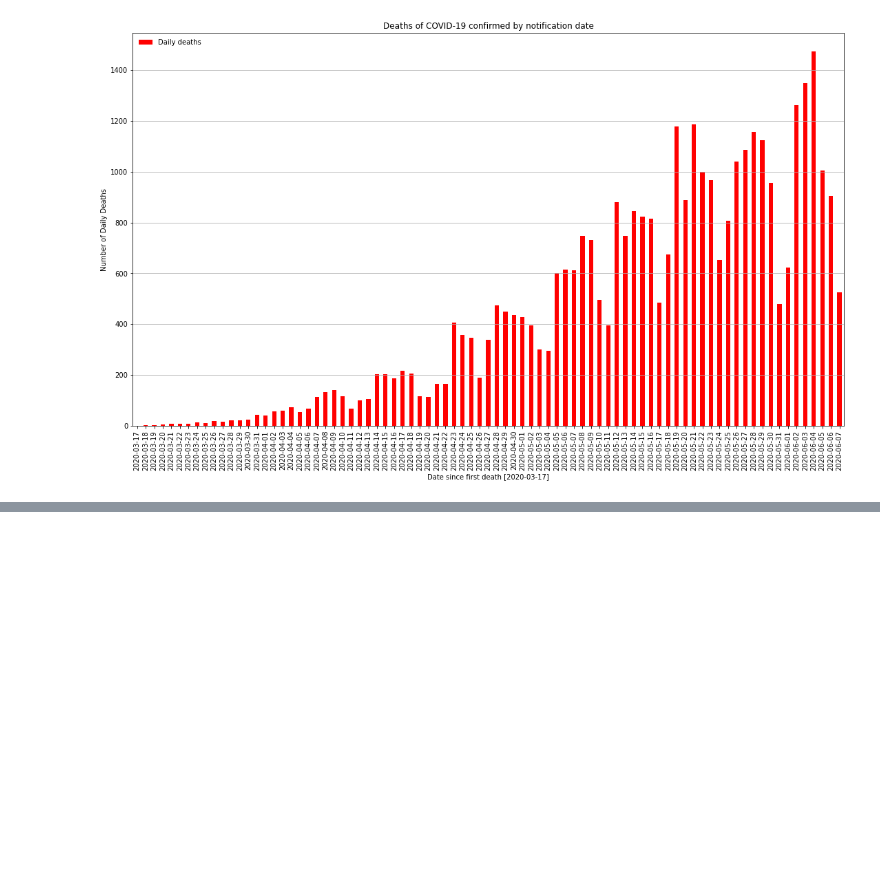
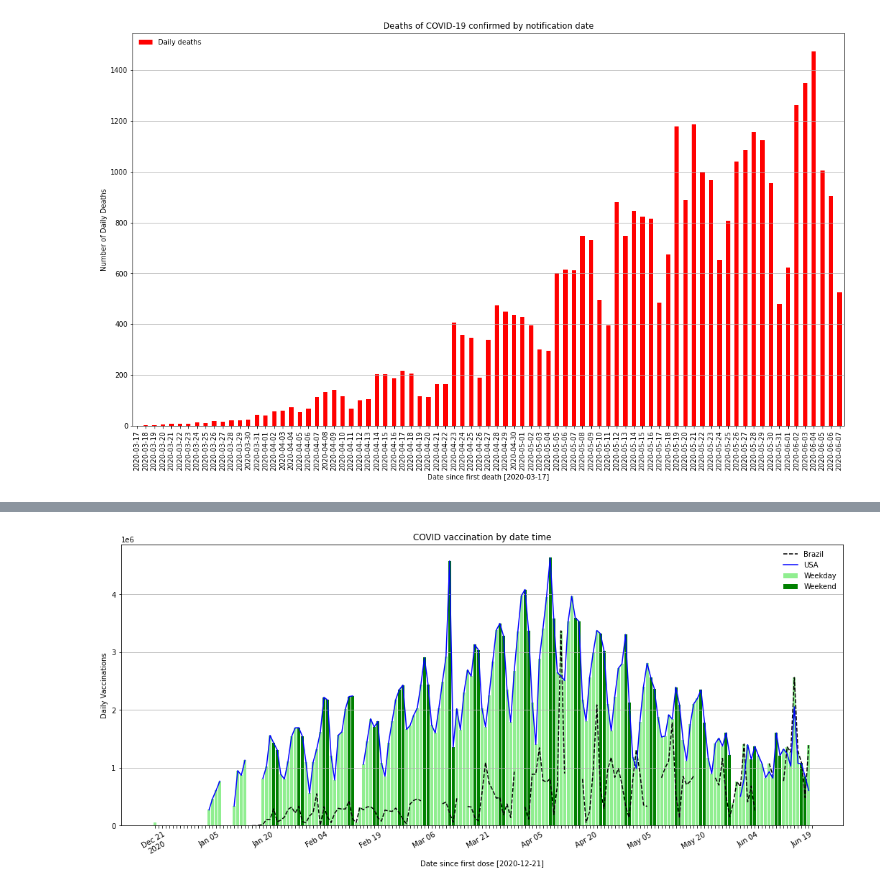
Before and after one commit to marcosmlr/docs_lstm_covid, a Jupyter notebook: DatasetsCOVID.ipynb, the cells around one changed output, grey strips where cells are left out. Saved outputs shown, nothing was run; the diff lists cells and outputs as text; code cells hidden in the pictures; blank space fills up the shorter version.

Commit message:
Included methods to access and download official Covid-19 vaccination data from Our World In Data (OWID)

```diff
--- a/DatasetsCOVID.ipynb
+++ b/DatasetsCOVID.ipynb
@@ -620,0 +664,3 @@ fig.set_size_inches(18.5, 10.5)
+# %%
+df_vaccine_owid = pd.read_csv('https://github.com/owid/covid-19-data/raw/master/public/data/vaccinations/vaccinations.csv')
+df_vaccine_owid.head()
@@ -620,0 +674,42 @@ fig.set_size_inches(18.5, 10.5)
+# %%
+df_vaccine_owid.drop(df_vaccine_owid[df_vaccine_owid.total_vaccinations.eq(0).values].index,inplace=True) #Drop lines until first dose
+
+df_region = df_vaccine_owid.loc[(df_vaccine_owid.location == 'Brazil') | (df_vaccine_owid.location == 'United States'),
+                           ['date','location','daily_vaccinations_raw']]
+
+df_tmp = df_region.loc[:,['date','daily_vaccinations_raw']].groupby('date', as_index=False).max()
+df_tmp['weekday'] = pd.to_datetime(df_tmp['date']).dt.dayofweek
+df_tmp['positive'] = df_tmp.weekday.gt(4)
+
+#set date as index
+df_tmp.set_index('date',inplace=True)
+df_region.set_index('date',inplace=True)
+
+df_tmp = df_tmp[df_tmp.daily_vaccinations_raw.first_valid_index():df_tmp.daily_vaccinations_raw.last_valid_index()] #Remove initials and finals rows with NaN
+# %%
+# visualization
+fig, ax = plt.subplots(figsize=(18,8))
+
+ax.bar(df_tmp.index, df_tmp.daily_vaccinations_raw, color=df_tmp.positive.map({False: 'lightgreen', True: 'green'}))
+ax.bar(df_tmp.index[df_tmp.positive == True], df_tmp.daily_vaccinations_raw[df_tmp.positive == True], color='green')
+
+ax.plot(df_region.index[df_region.location == 'Brazil'].values, df_region.daily_vaccinations_raw[df_region.location == 'Brazil'], 'k--',label='Brazil')
+ax.plot(df_region.index[df_region.location == 'United States'].values, df_region.daily_vaccinations_raw[df_region.location == 'United States'], 'b-', label='USA')
+
+ticklabels = ['']*len(df_tmp.index) # Every 15th ticklable shows the month and day
+ticklabels[::15] = [pd.to_datetime(item).strftime('%b %d') for item in df_tmp.daily_vaccinations_raw.index[::15]] # Every 365th ticklabel includes the year
+ticklabels[::365] = [pd.to_datetime(item).strftime('%b %d\n%Y') for item in df_tmp.daily_vaccinations_raw.index[::365]]
+ax.xaxis.set_major_formatter(ticker.FixedFormatter(ticklabels))
+
+ax.grid(axis='y')
+
+
+plt.gcf().autofmt_xdate()
+plt.xticks(ha='center')
+
+ax.legend(['Brazil','USA','Weekday','Weekend'], frameon=False);
+ax.set_xlabel('Date since first dose ['+pd.to_datetime(df_tmp.index[0]).strftime("%Y-%m-%d")+']');
+plt.ylabel('Daily Vaccinations')
+plt.title('COVID vaccination by date time');
+# %% [output]
+[figure, added]
```
Also changed, not shown: parts of 11 cells of this notebook.
